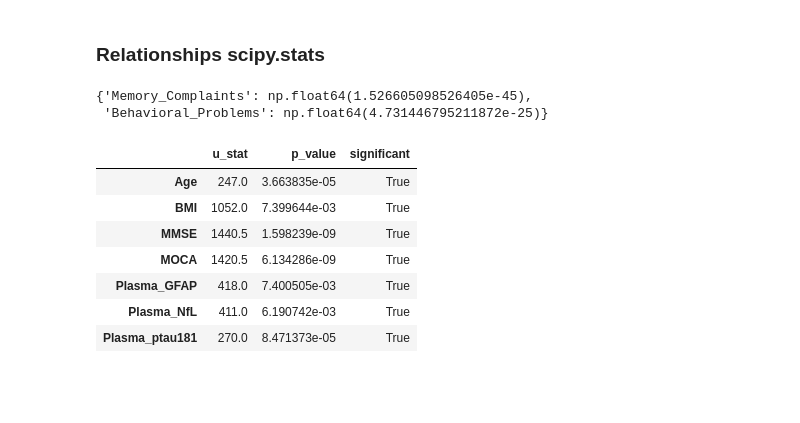
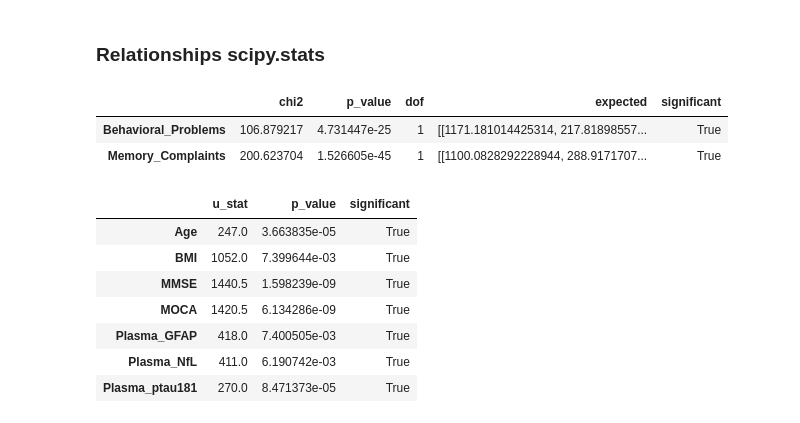
Before and after one commit to mardelmir/EDA_Project, a Jupyter notebook: functions.ipynb, the cells around one changed output. Drawn from its saved outputs; the diff is of its cells as text; code cells hidden in the pictures; blank space fills up the shorter version.

```diff
--- a/functions.ipynb
+++ b/functions.ipynb
@@ -274,8 +283,9 @@ def categorical_correlation_test(df, cat_col1, cat_cols2):
 # %%
-categorical_correlation_test(df_main, 'DX', categorical_main)[0]
+categorical_correlation_test(df_main, 'DX', categorical_main, significant_only = True)
 # %% [output]
-{'Memory_Complaints': np.float64(1.526605098526405e-45),
- 'Behavioral_Problems': np.float64(4.731446795211872e-25)}
+|  | chi2 | p_value | dof | expected | significant |
+| Behavioral_Problems | 106.879217 | 4.731447e-25 | 1 | [[1171.181014425314, 217.81898557... | True |
+| Memory_Complaints | 200.623704 | 1.526605e-45 | 1 | [[1100.0828292228944, 288.9171707... | True |
 # %%
 main_classification = dt.classify_by_cardinality(df_main)
 column_selection = main_classification.loc[main_classification['Suggested Type'].isin(['Numerical (discrete)', 'Numerical (continuous)'])]
```
Also changed, not shown: parts of 9 cells of this notebook, 7 other files.
